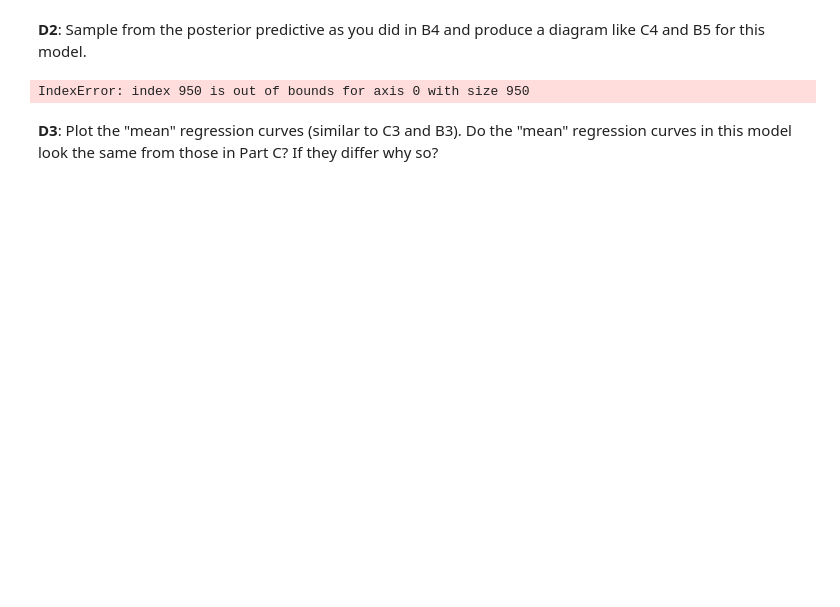
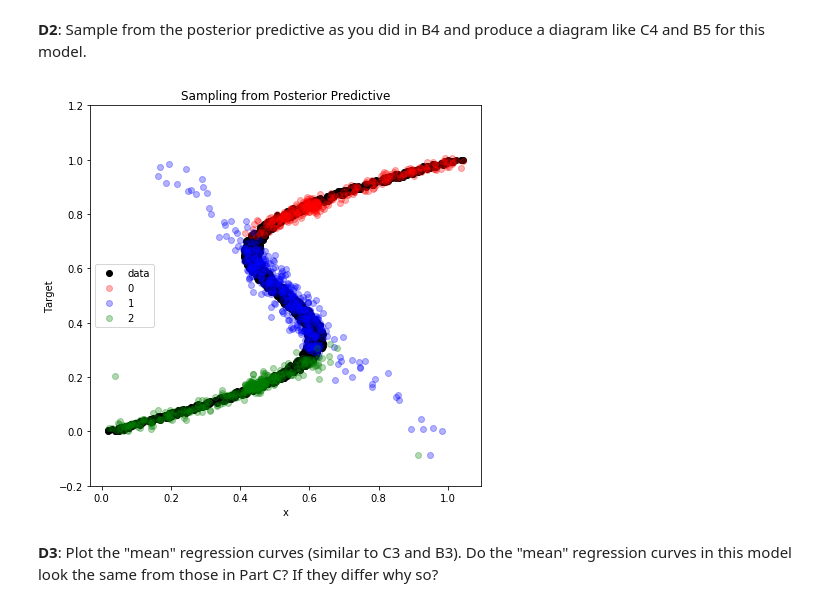
Before and after one commit to chase130101/2018spring, a Jupyter notebook: final/AM207_Final_2018.ipynb, the cells around one changed output. Saved outputs shown, nothing was run; the diff lists cells and outputs as text; code cells hidden in the pictures; blank space fills up the shorter version.

```diff
--- a/final/AM207_Final_2018.ipynb
+++ b/final/AM207_Final_2018.ipynb
@@ -959,37 +950,46 @@ np.random.seed(1)
 class_nums = []
 pred_mat = np.zeros((len(df), 3))
 for i in range(len(df)):
     gaussian_draw0 = np.random.normal(loc=means0[i], scale=sigmas0[i])
     gaussian_draw1 = np.random.normal(loc=means1[i], scale=sigmas1[i])
     gaussian_draw2 = np.random.normal(loc=means2[i], scale=sigmas2[i])
     gaussian_draws = np.array([gaussian_draw0, gaussian_draw1, gaussian_draw2])
+    probs0[i] = probs0[i]/(probs0[i]+probs1[i]+probs2[i]) - 0.01
+    probs1[i] = probs1[i]/(probs0[i]+probs1[i]+probs2[i]) - 0.01
+    probs2[i] = probs2[i]/(probs0[i]+probs1[i]+probs2[i]) - 0.01
+    if probs0[i] < 0.1:
+        probs0[i] = 0
+    if probs1[i] < 0.1:
+        probs1[i] = 0
+    if probs2[i] < 0.1:
+        probs2[i] = 0
     classes_ind = np.random.multinomial(n=1, pvals=[probs0[i], probs1[i], probs2[i]])
     pred_mat[i, :] = gaussian_draws*classes_ind
     class_num = np.argmax(classes_ind)
     class_nums.append(class_num)
 class_nums = np.array(class_nums)
 
 class_df = np.concatenate([df.values, class_nums.reshape(len(df), -1)], axis=1)
 x_class0 = class_df[class_df[:, 2] == 0, 1]
 x_class1 = class_df[class_df[:, 2] == 1, 1]
 x_class2 = class_df[class_df[:, 2] == 2, 1]
 pred0 = pred_mat[class_df[:, 2] == 0, 0]
 pred1 = pred_mat[class_df[:, 2] == 1, 1]
 pred2 = pred_mat[class_df[:, 2] == 2, 2]
 
 plt.figure(figsize=(7, 7))
 plt.plot(df.x.values, df.target.values, 'o', color='black')
-plt.plot(x_class2, pred2, 'o', color='red', alpha=0.3)
-plt.plot(x_class1, pred1, 'o', color='blue', alpha=0.3)
-plt.plot(x_class0, pred0, 'o', color='green', alpha=0.3)
+plt.plot(x_class1, pred1, 'o', color='red', alpha=0.3)
+plt.plot(x_class0, pred0, 'o', color='blue', alpha=0.3)
+plt.plot(x_class2, pred2, 'o', color='green', alpha=0.3)
 plt.title('Sampling from Posterior Predictive')
 plt.xlabel('x')
 plt.ylabel('Target')
 plt.ylim(-0.2, 1.2)
 plt.legend(loc='center left', labels=['data', 0, 1, 2])
 plt.show()
 # %% [output]
-IndexError: index 950 is out of bounds for axis 0 with size 950
+[figure, added]
 # %% [markdown]
 **D3**: Plot the "mean" regression curves (similar to C3 and B3). Do the "mean" regression curves in this model look the same from those in Part C?  If they differ why so?
 # %%
```
Also changed, not shown: parts of 10 cells of this notebook.
